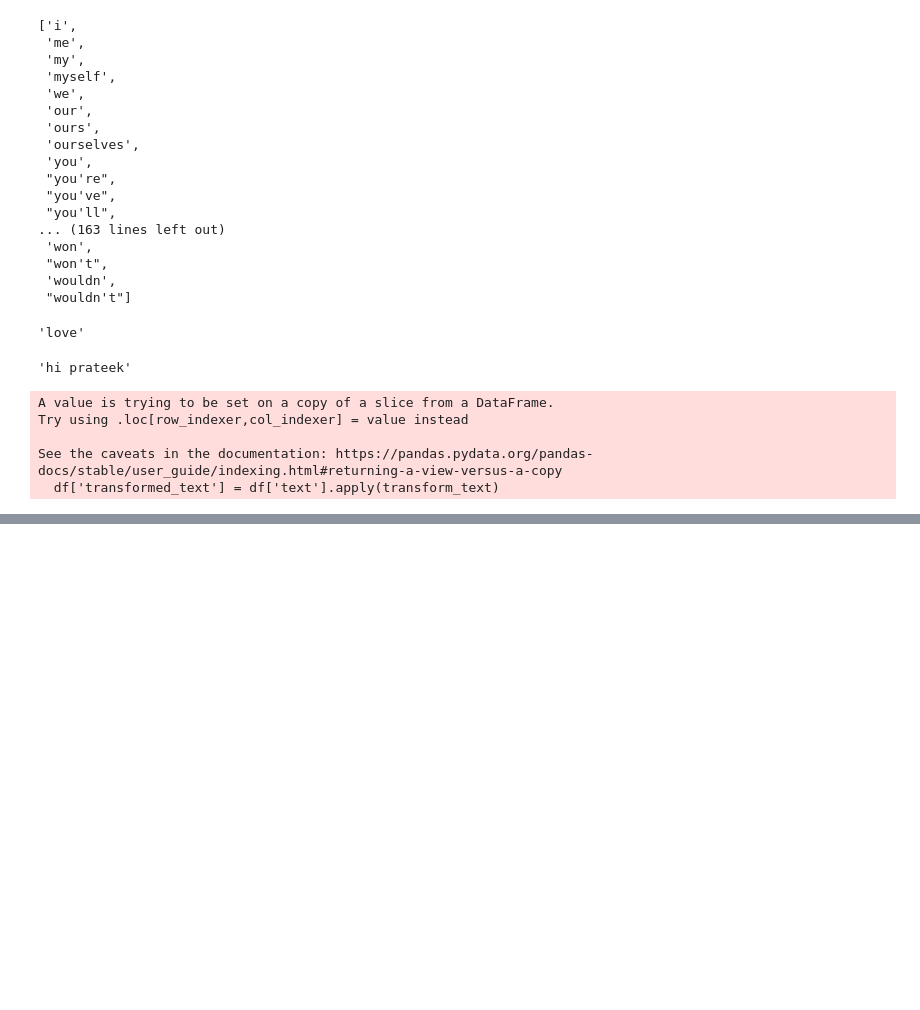
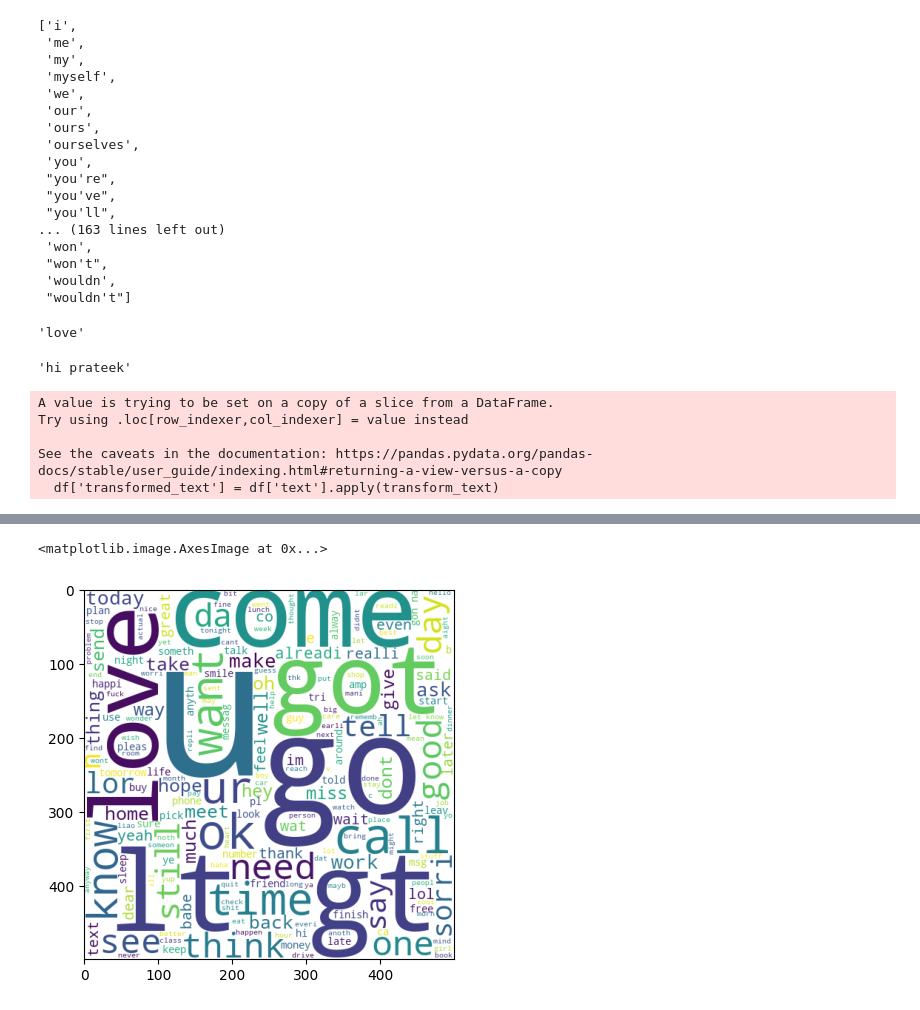
Before and after one commit to PrateekSharma007/Email-spam-detection-, a Jupyter notebook: main.ipynb, the cells around one changed output, grey strips where cells are left out. Saved outputs shown, nothing was run; the diff lists cells and outputs as text; code cells hidden in the pictures; blank space fills up the shorter version.

```diff
--- a/main.ipynb
+++ b/main.ipynb
@@ -339,0 +349,5 @@ wc = WordCloud(width = 50 , height=50, min_font_size=10 ,background_color='white
+# %%
+plt.imshow(ham_word_cloud)
+# %% [output]
+<matplotlib.image.AxesImage at 0x...>
+[figure, added]
```
Also changed, not shown: parts of 12 cells of this notebook.
